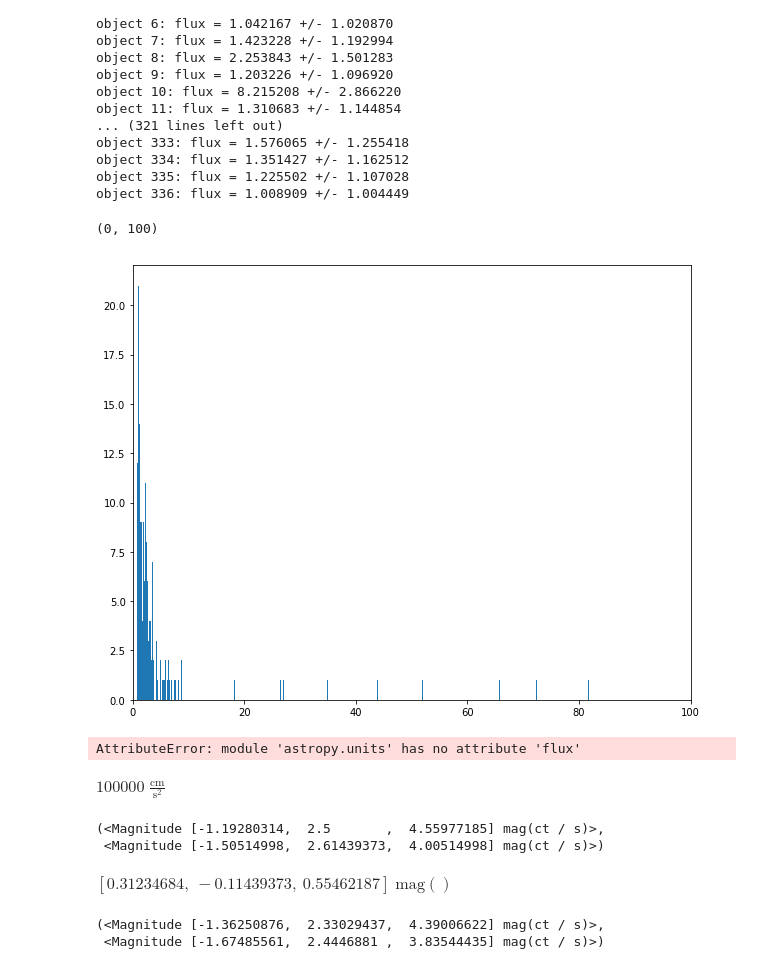
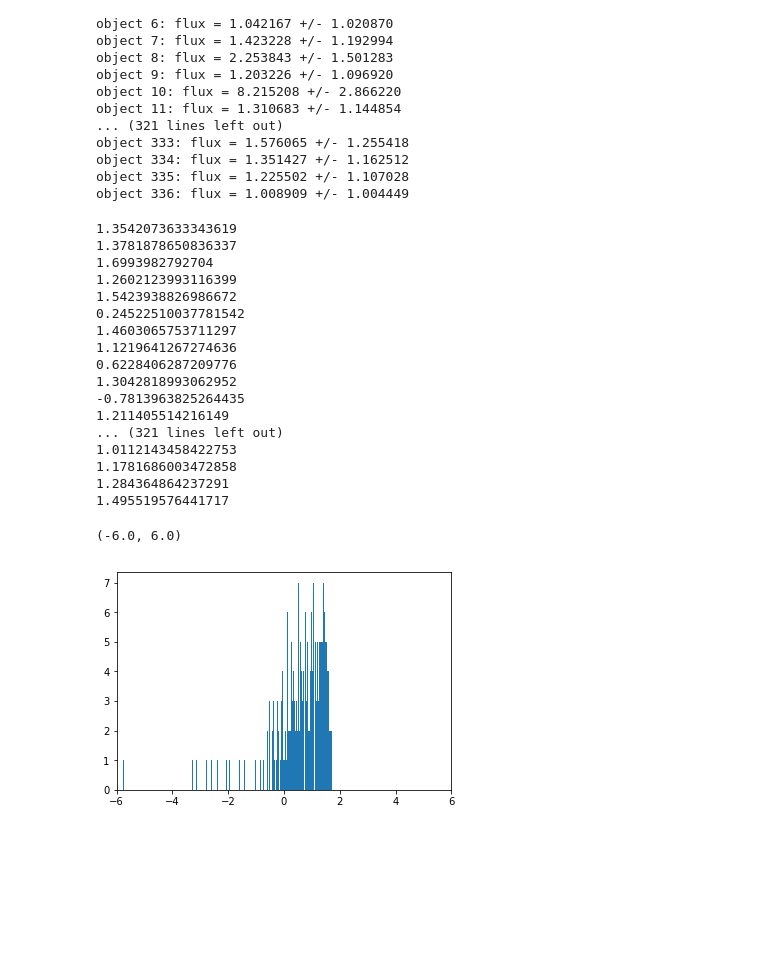
Before and after one commit to PengpeiZhu/ASTR-119-Final-Project-3-GroupA, a Jupyter notebook: f105w_hist_and_ABMag.ipynb, the cells around one changed output. Cells and saved outputs as stored; diff of their text form; code cells hidden in the pictures; blank space fills up the shorter version.

Commit message:
Added AB Magnitudes and histogram

```diff
--- a/f105w_hist_and_ABMag.ipynb
+++ b/f105w_hist_and_ABMag.ipynb
@@ -109,53 +109,33 @@ object 333: flux = 1.576065 +/- 1.255418
 object 334: flux = 1.351427 +/- 1.162512
 object 335: flux = 1.225502 +/- 1.107028
 object 336: flux = 1.008909 +/- 1.004449
+# %%
+AB_mag = [0] * len(objects)
+for nmbr in range(len(objects)):
+
+    AB_mag[nmbr]= -2.5*np.math.log10(flux[nmbr]/4)
+    print(AB_mag[nmbr])
+# %% [output]
+1.3542073633343619
+1.3781878650836337
+1.6993982792704
+1.2602123993116399
+1.5423938826986672
+0.24522510037781542
+1.4603065753711297
+1.1219641267274636
+0.6228406287209776
+1.3042818993062952
+-0.7813963825264435
+1.211405514216149
+... (321 lines left out)
+1.0112143458422753
+1.1781686003472858
+1.284364864237291
+1.495519576441717
 # %%
-histogram = plt.hist(flux.flatten(), bins=10000)
-plt.xlim(0,100)
+histogram = plt.hist(AB_mag, bins=len(AB_mag))
+plt.xlim(-6.,6.)
 # %% [output]
-(0, 100)
+(-6.0, 6.0)
-[figure, old version]
+[figure, new version]
-# %%
-import astropy.units as u, astropy.constants as c, numpy as np
-u.Magnitude(-10.)
-
-u.Magnitude(10 * u.ct / u.s)
-
-u.Magnitude(-2.5, "mag(ct/s)")
-
--2.5 * u.mag(u.ct / u.s)
-
-u.Dex((c.G * u.M_sun / u.R_sun**2).cgs)
-
-np.linspace(2., 5., 7) * u.Unit("dex(cm/s2)")
-# %% [output]
-AttributeError: module 'astropy.units' has no attribute 'flux'
-# %%
-logg = 5. * u.dex(u.cm / u.s**2)
-logg.value
-
-logg.physical
-# %% [output]
-$100000 \; \mathrm{\frac{cm}{s^{2}}}$
-# %%
-tint = 1000.*u.s
-cr_b = ([3000., 100., 15.] * u.ct) / tint
-cr_v = ([4000., 90., 25.] * u.ct) / tint
-b_i, v_i = u.Magnitude(cr_b), u.Magnitude(cr_v)
-b_i, v_i
-# %% [output]
-(<Magnitude [-1.19280314,  2.5       ,  4.55977185] mag(ct / s)>,
- <Magnitude [-1.50514998,  2.61439373,  4.00514998] mag(ct / s)>)
-# %%
-b_i - v_i
-# %% [output]
-$[0.31234684,~-0.11439373,~0.55462187] \; \mathrm{mag}$$\mathrm{\left( \mathrm{} \right)}$
-# %%
-atm_ext_b, atm_ext_v = 0.12 * u.mag, 0.08 * u.mag
-secz = 1./np.cos(45 * u.deg)
-b_i0 = b_i - atm_ext_b * secz
-v_i0 = v_i - atm_ext_b * secz
-b_i0, v_i0
-# %% [output]
-(<Magnitude [-1.36250876,  2.33029437,  4.39006622] mag(ct / s)>,
- <Magnitude [-1.67485561,  2.4446881 ,  3.83544435] mag(ct / s)>)
```
Also changed, not shown: parts of 6 cells of this notebook.
